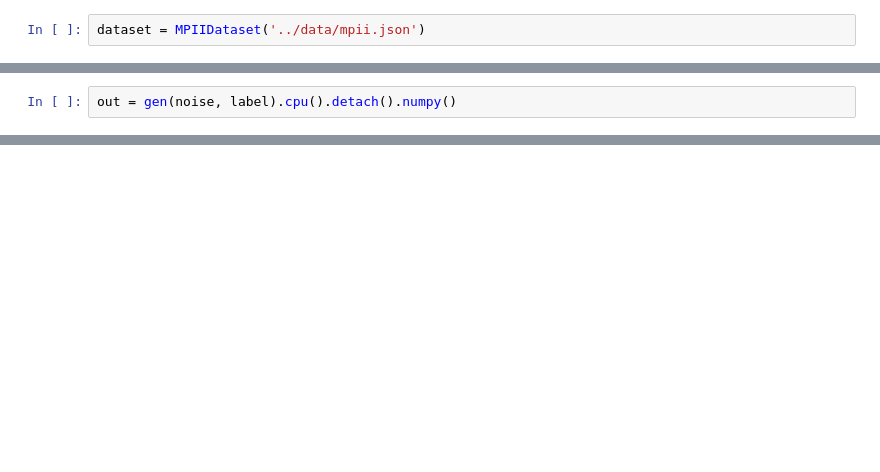
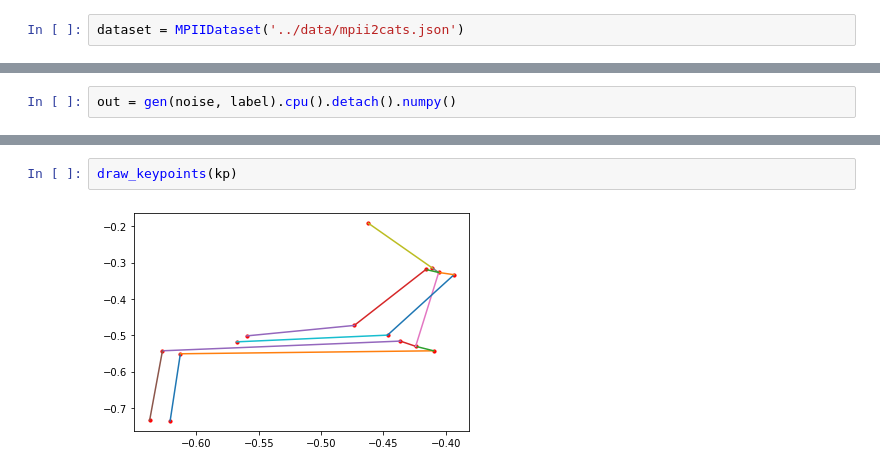
Before and after one commit to TayaPenskaya/Diploma, a Jupyter notebook: text2pose/code/test.ipynb, the cells around one changed output, grey strips where cells are left out. Cells and saved outputs as stored; diff of their text form; blank space fills up the shorter version.

```diff
--- a/text2pose/code/test.ipynb
+++ b/text2pose/code/test.ipynb
@@ -25,2 +22,2 @@ d.load_state_dict(checkpoint['d_state_dict'])
 # %%
-dataset = MPIIDataset('../data/mpii.json')
+dataset = MPIIDataset('../data/mpii2cats.json')
@@ -68,0 +84,4 @@ for i in range(len(dataset)):
+# %%
+draw_keypoints(kp)
+# %% [output]
+[figure, added]
```
Also changed, not shown: parts of 20 cells of this notebook, 4 other files.
